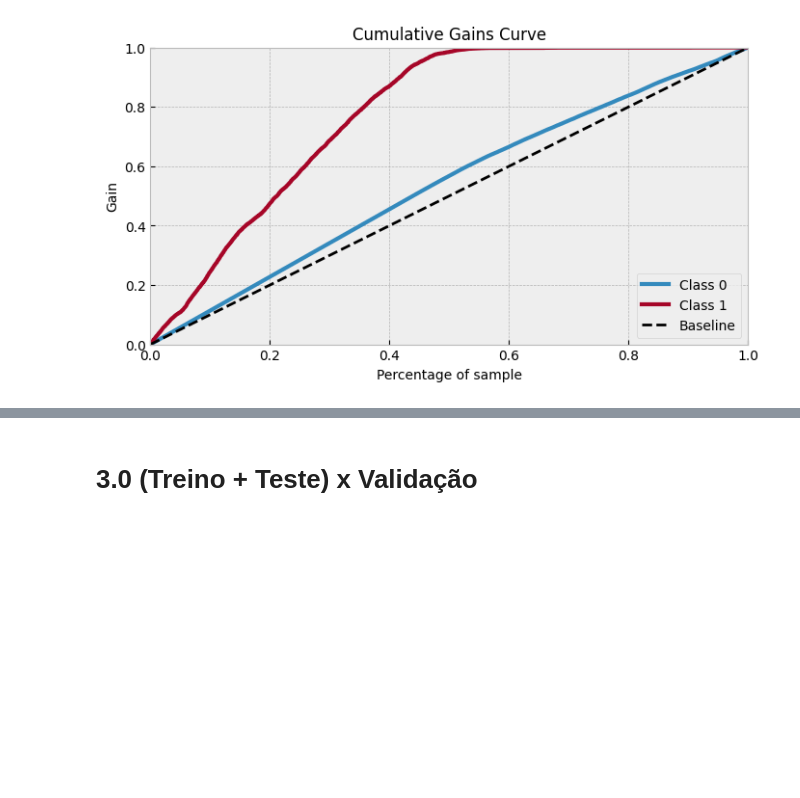
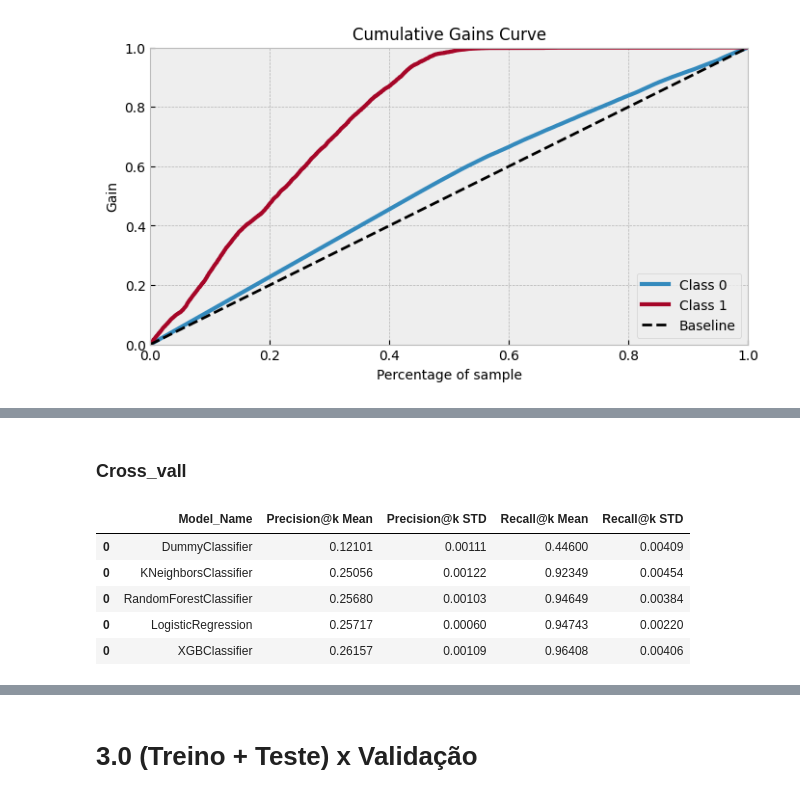
Before and after one commit to Gabrielnbr/estudo_pa004, a Jupyter notebook: notebooks/7.treinamento-modelo-calssificacao.ipynb, the cells around one changed output, grey strips where cells are left out. Saved outputs shown, nothing was run; the diff lists cells and outputs as text; code cells hidden in the pictures; blank space fills up the shorter version.

```diff
--- a/notebooks/7.treinamento-modelo-calssificacao.ipynb
+++ b/notebooks/7.treinamento-modelo-calssificacao.ipynb
@@ -165,0 +175,3 @@ Brier Score: 0.09902127926227199
+# %%
+rf_cross = sm.cross_val(rf_model,5,x_treino,y_treino)
+rf_cross
@@ -183,0 +211,3 @@ Brier Score: 0.09144690288194217
+# %%
+lr_cross = sm.cross_val(lr_model,5,x_treino,y_treino)
+lr_cross
@@ -189,0 +247,3 @@ with plt.rc_context({'figure.figsize': (8, 4), 'font.size': 10}):
+# %%
+xgb_cross = sm.cross_val(xgb_model,5,x_treino,y_treino)
+xgb_cross
@@ -189,0 +278,12 @@ with plt.rc_context({'figure.figsize': (8, 4), 'font.size': 10}):
+# %% [markdown]
+### Cross_vall
+# %%
+metrica_cross = pd.concat([dummy_cross,knn_cross,rf_cross,lr_cross,xgb_cross])
+metrica_cross
+# %% [output]
+|  | Model_Name | Precision@k Mean | Precision@k STD | Recall@k Mean | Recall@k STD |
+| 0 | DummyClassifier | 0.12101 | 0.00111 | 0.44600 | 0.00409 |
+| 0 | KNeighborsClassifier | 0.25056 | 0.00122 | 0.92349 | 0.00454 |
+| 0 | RandomForestClassifier | 0.25680 | 0.00103 | 0.94649 | 0.00384 |
+| 0 | LogisticRegression | 0.25717 | 0.00060 | 0.94743 | 0.00220 |
+| 0 | XGBClassifier | 0.26157 | 0.00109 | 0.96408 | 0.00406 |
```
Also changed, not shown: parts of 118 cells of this notebook, 14 other files.
